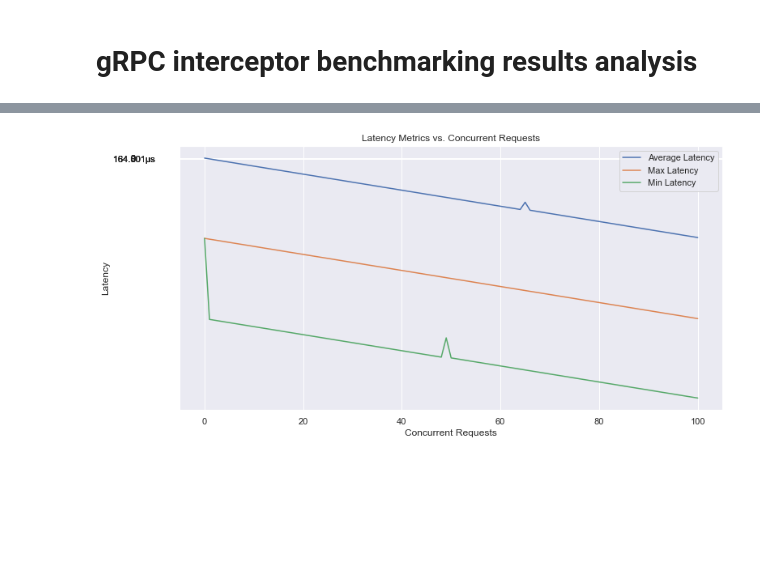
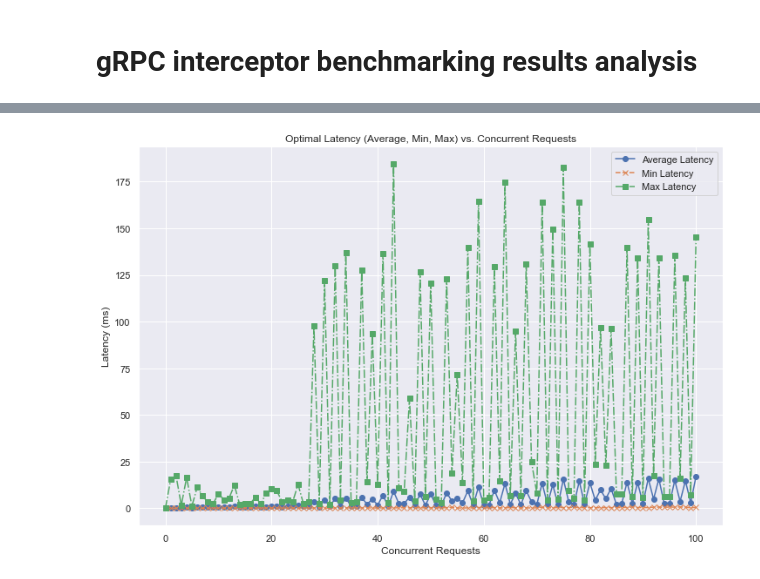
Before and after one commit to louisloechel/CloudServiceBenchmarking, a Jupyter notebook: analysis/plots.ipynb, the cells around one changed output, grey strips where cells are left out. Saved outputs shown, nothing was run; the diff lists cells and outputs as text; code cells hidden in the pictures; blank space fills up the shorter version.

```diff
--- a/analysis/plots.ipynb
+++ b/analysis/plots.ipynb
@@ -52,14 +50,32 @@ plt.show()
-# %%
-# Create the line plot
-plt.figure(figsize=(12, 6))
-sns.lineplot(data=df, x='Concurrent Requests', y='Average Latency', label='Average Latency')
-sns.lineplot(data=df, x='Concurrent Requests', y='Max Latency', label='Max Latency')
-sns.lineplot(data=df, x='Concurrent Requests', y='Min Latency', label='Min Latency')
-plt.xlabel('Concurrent Requests')
-plt.ylabel('Latency')
-plt.yticks(np.arange(0, 1.1, step=0.1))
-plt.title('Latency Metrics vs. Concurrent Requests')
-plt.legend()
-plt.show()
-# %% [output]
-[figure, removed]
+# %%
+# Function to convert latency values to milliseconds
+def convert_latency_to_ms(latency_str):
+    if 'ms' in latency_str:
+        return float(latency_str.replace('ms', '').strip())
+    elif 'µs' in latency_str:
+        return float(latency_str.replace('µs', '').strip()) / 1000
+    else:
+        return 0
+
+# Apply the function to Min and Max Latency columns
+data_suboptimal['Average Latency (ms)'] = data_suboptimal['Average Latency'].apply(convert_latency_to_ms)
+data_suboptimal['Max Latency (ms)'] = data_suboptimal['Max Latency'].apply(convert_latency_to_ms)
+data_suboptimal['Min Latency (ms)'] = data_suboptimal['Min Latency'].apply(convert_latency_to_ms)
+
+
+data.head(10)
+
+# Plotting Average, Min, and Max Latency
+plt.figure(figsize=(12, 8))
+plt.plot(data_suboptimal['Concurrent Requests'], data_suboptimal['Average Latency (ms)'], marker='o', label='Average Latency')
+plt.plot(data_suboptimal['Concurrent Requests'], data_suboptimal['Min Latency (ms)'], marker='x', linestyle='--', label='Min Latency')
+plt.plot(data_suboptimal['Concurrent Requests'], data_suboptimal['Max Latency (ms)'], marker='s', linestyle='-.', label='Max Latency')
+
+plt.title('Optimal Latency (Average, Min, Max) vs. Concurrent Requests')
+plt.xlabel('Concurrent Requests')
+plt.ylabel('Latency (ms)')
+plt.legend()
+plt.grid(True)
+plt.show()
+# %% [output]
+[figure, added]
```
Also changed, not shown: parts of 6 cells of this notebook, 1 other file.
